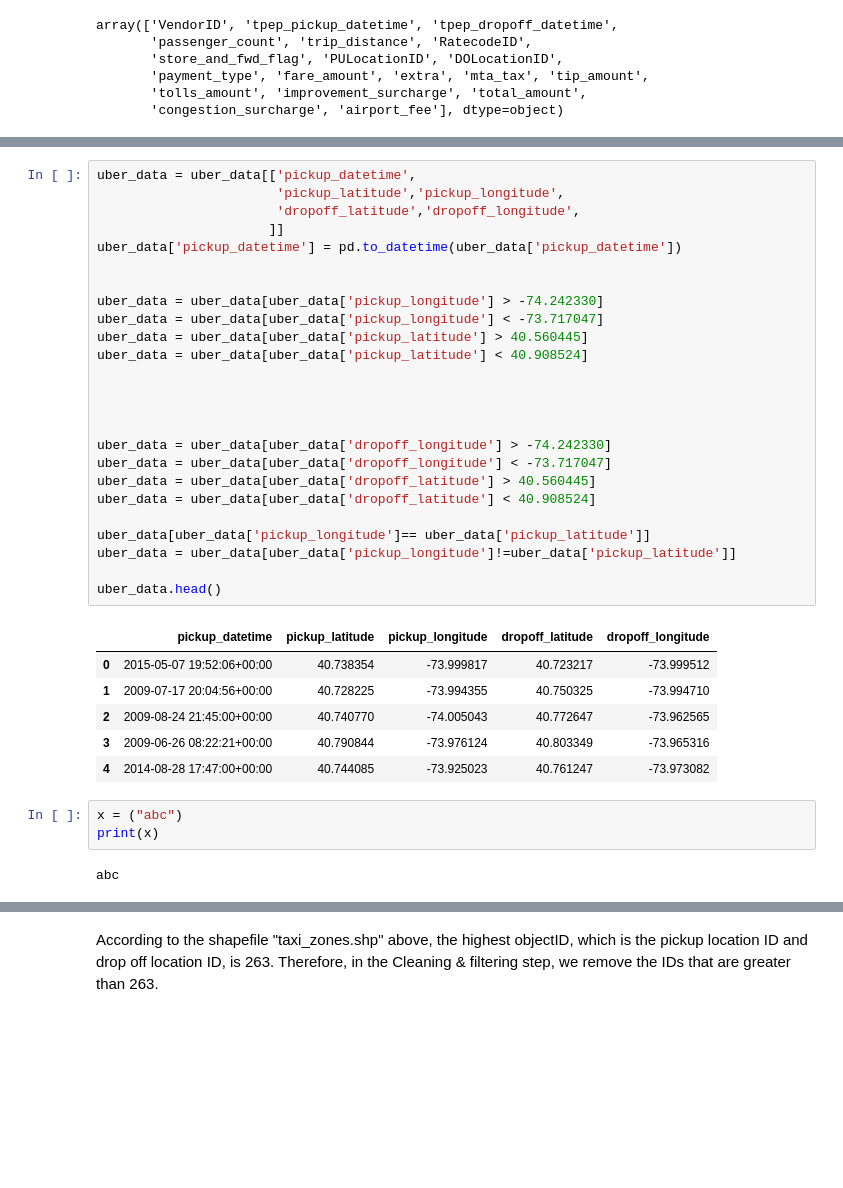
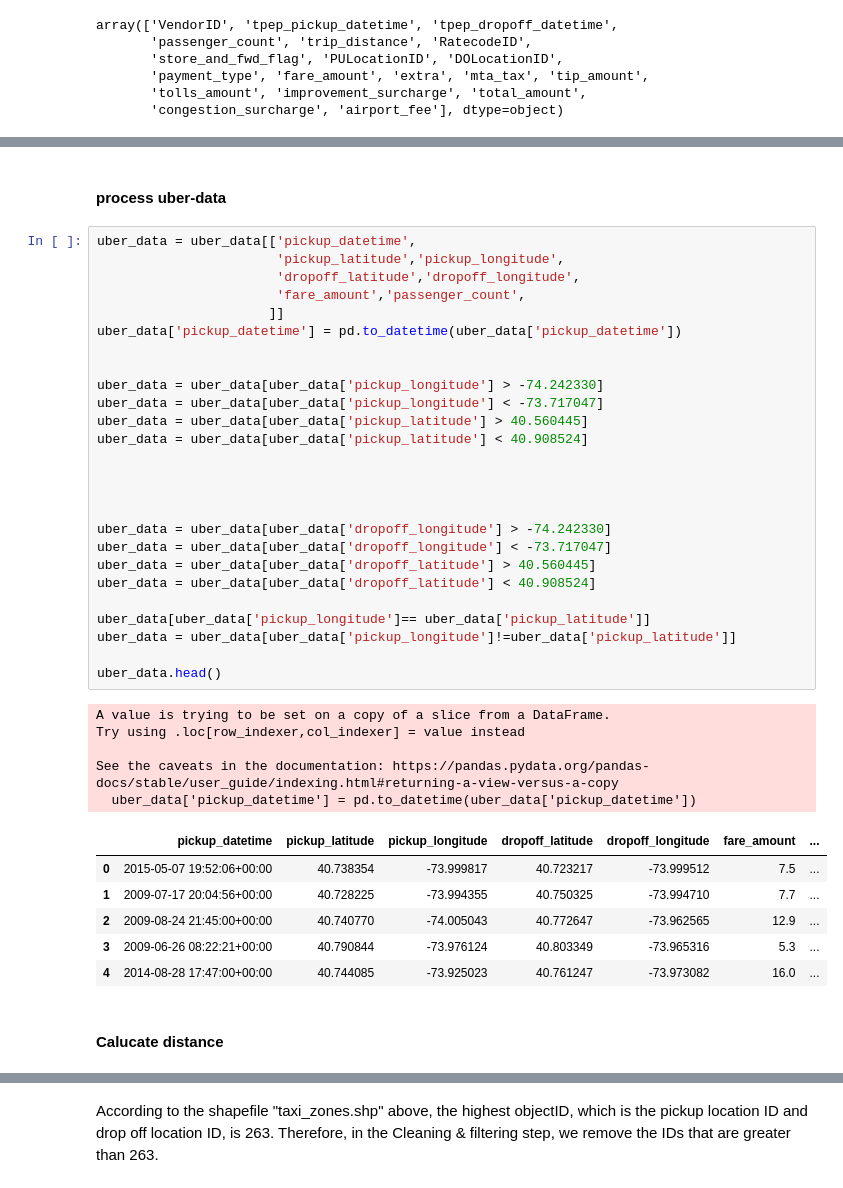
Before and after one commit to wangyf99/final-project, a Jupyter notebook: Group_project.ipynb, the cells around one changed output, grey strips where cells are left out. Saved outputs shown, nothing was run; the diff lists cells and outputs as text; blank space fills up the shorter version.

```diff
--- a/Group_project.ipynb
+++ b/Group_project.ipynb
@@ -554,37 +537,42 @@ uber_data
-# %%
-uber_data = uber_data[['pickup_datetime',
-                       'pickup_latitude','pickup_longitude',
-                       'dropoff_latitude','dropoff_longitude',
-                      ]]
-uber_data['pickup_datetime'] = pd.to_datetime(uber_data['pickup_datetime'])
-
-
-uber_data = uber_data[uber_data['pickup_longitude'] > -74.242330]
-uber_data = uber_data[uber_data['pickup_longitude'] < -73.717047]
-uber_data = uber_data[uber_data['pickup_latitude'] > 40.560445]
-uber_data = uber_data[uber_data['pickup_latitude'] < 40.908524]
-
-
-
-
-uber_data = uber_data[uber_data['dropoff_longitude'] > -74.242330]
-uber_data = uber_data[uber_data['dropoff_longitude'] < -73.717047]
-uber_data = uber_data[uber_data['dropoff_latitude'] > 40.560445]
-uber_data = uber_data[uber_data['dropoff_latitude'] < 40.908524]
-
-uber_data[uber_data['pickup_longitude']== uber_data['pickup_latitude']]
-uber_data = uber_data[uber_data['pickup_longitude']!=uber_data['pickup_latitude']]
-
-uber_data.head()
-# %% [output]
-|  | pickup_datetime | pickup_latitude | pickup_longitude | dropoff_latitude | dropoff_longitude |
-| 0 | 2015-05-07 19:52:06+00:00 | 40.738354 | -73.999817 | 40.723217 | -73.999512 |
-| 1 | 2009-07-17 20:04:56+00:00 | 40.728225 | -73.994355 | 40.750325 | -73.994710 |
-| 2 | 2009-08-24 21:45:00+00:00 | 40.740770 | -74.005043 | 40.772647 | -73.962565 |
-| 3 | 2009-06-26 08:22:21+00:00 | 40.790844 | -73.976124 | 40.803349 | -73.965316 |
-| 4 | 2014-08-28 17:47:00+00:00 | 40.744085 | -73.925023 | 40.761247 | -73.973082 |
-# %%
-x = ("abc")
-print(x)
-# %% [output]
-abc
+# %% [markdown]
+#### process uber-data
+# %%
+uber_data = uber_data[['pickup_datetime',
+                       'pickup_latitude','pickup_longitude',
+                       'dropoff_latitude','dropoff_longitude',
+                       'fare_amount','passenger_count',
+                      ]]
+uber_data['pickup_datetime'] = pd.to_datetime(uber_data['pickup_datetime'])
+
+
+uber_data = uber_data[uber_data['pickup_longitude'] > -74.242330]
+uber_data = uber_data[uber_data['pickup_longitude'] < -73.717047]
+uber_data = uber_data[uber_data['pickup_latitude'] > 40.560445]
+uber_data = uber_data[uber_data['pickup_latitude'] < 40.908524]
+
+
+
+
+uber_data = uber_data[uber_data['dropoff_longitude'] > -74.242330]
+uber_data = uber_data[uber_data['dropoff_longitude'] < -73.717047]
+uber_data = uber_data[uber_data['dropoff_latitude'] > 40.560445]
+uber_data = uber_data[uber_data['dropoff_latitude'] < 40.908524]
+
+uber_data[uber_data['pickup_longitude']== uber_data['pickup_latitude']]
+uber_data = uber_data[uber_data['pickup_longitude']!=uber_data['pickup_latitude']]
+
+uber_data.head()
+# %% [output]
+A value is trying to be set on a copy of a slice from a DataFrame.
+Try using .loc[row_indexer,col_indexer] = value instead
+
+See the caveats in the documentation: https://pandas.pydata.org/pandas-docs/stable/user_guide/indexing.html#returning-a-view-versus-a-copy
+  uber_data['pickup_datetime'] = pd.to_datetime(uber_data['pickup_datetime'])
+|  | pickup_datetime | pickup_latitude | pickup_longitude | dropoff_latitude | dropoff_longitude | fare_amount | ... |
+| 0 | 2015-05-07 19:52:06+00:00 | 40.738354 | -73.999817 | 40.723217 | -73.999512 | 7.5 | ... |
+| 1 | 2009-07-17 20:04:56+00:00 | 40.728225 | -73.994355 | 40.750325 | -73.994710 | 7.7 | ... |
+| 2 | 2009-08-24 21:45:00+00:00 | 40.740770 | -74.005043 | 40.772647 | -73.962565 | 12.9 | ... |
+| 3 | 2009-06-26 08:22:21+00:00 | 40.790844 | -73.976124 | 40.803349 | -73.965316 | 5.3 | ... |
+| 4 | 2014-08-28 17:47:00+00:00 | 40.744085 | -73.925023 | 40.761247 | -73.973082 | 16.0 | ... |
+# %% [markdown]
+#### Calucate distance
```
Also changed, not shown: parts of 16 cells of this notebook.
